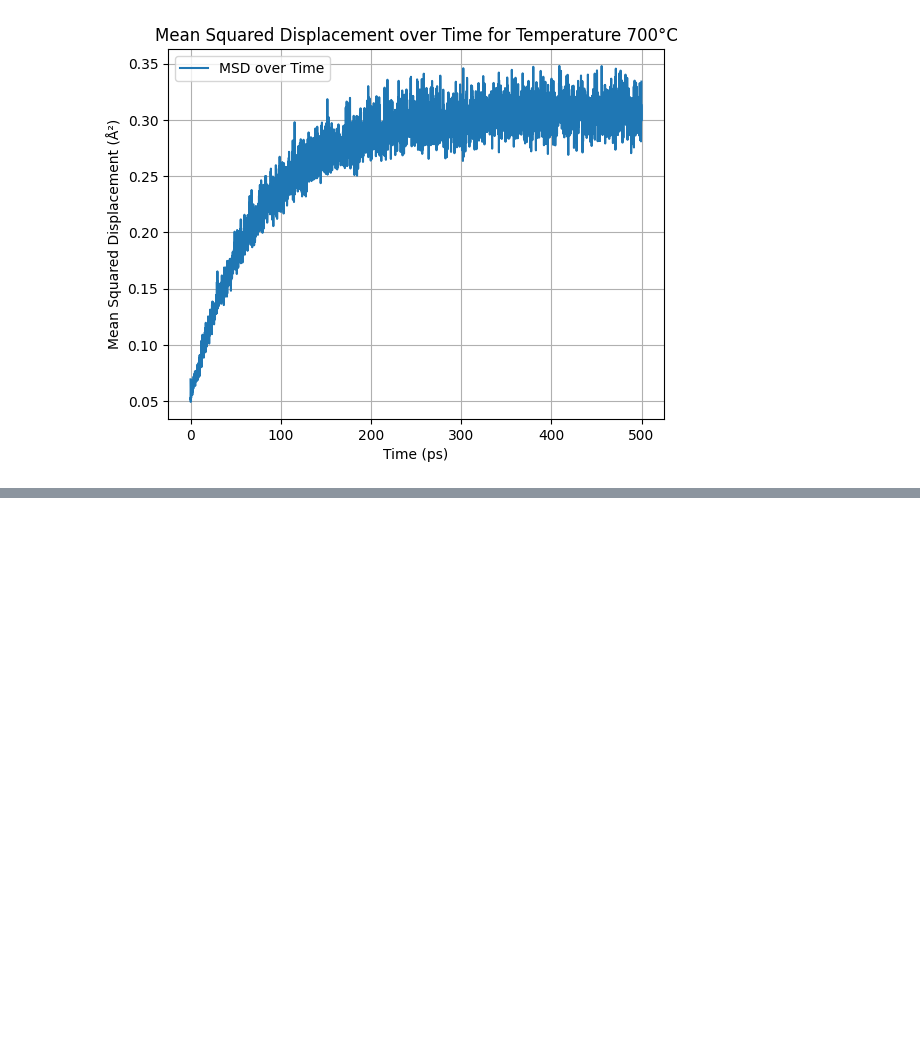
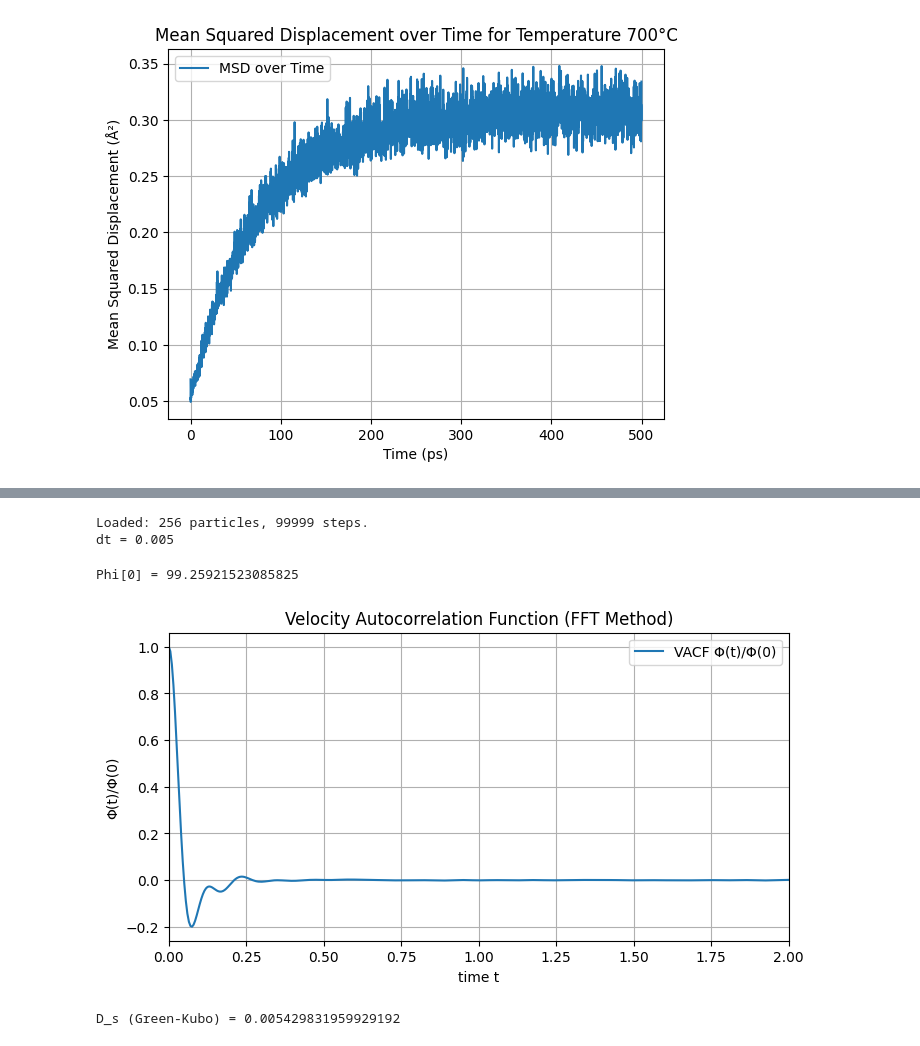
Before and after one commit to RichardBlucher/fka122-Exercises, a Jupyter notebook: fka122-Exercises1/Home-assignment/H1/visual.ipynb, the cells around one changed output, grey strips where cells are left out. Saved outputs shown, nothing was run; the diff lists cells and outputs as text; code cells hidden in the pictures; blank space fills up the shorter version.

Commit message:
started on e2

```diff
--- a/fka122-Exercises1/Home-assignment/H1/visual.ipynb
+++ b/fka122-Exercises1/Home-assignment/H1/visual.ipynb
@@ -309,0 +331,44 @@ plt.show()
+# %%
+import numpy as np
+import pandas as pd
+import matplotlib.pyplot as plt
+
+csv_path = "task6_simulation_values.csv"   # <-- change this
+vel_start_col = 2             # first velocity column index (3rd column)
+
+
+# Load CSV
+df = pd.read_csv(csv_path, header=0)  # allows header
+data = df.values
+
+# Extract time
+times = data[:, 0].astype(float)
+
+# Determine number of particles
+ncols = data.shape[1]
+vel_cols = ncols - vel_start_col
+
+if vel_cols % 3 != 0:
+    raise ValueError("Velocity column count is not divisible by 3. Check vel_start_col.")
+
+N_particles = vel_cols // 3
+N_timesteps = data.shape[0]
+
+print(f"Loaded: {N_particles} particles, {N_timesteps} steps.")
+
+
+vel = np.zeros((N_particles, N_timesteps, 3))
+
+for p in range(N_particles):
+    base = vel_start_col + 3*p
+    vel[p, :, 0] = data[:, base]
+    vel[p, :, 1] = data[:, base + 1]
+    vel[p, :, 2] = data[:, base + 2]
+
+
+dt_array = np.diff(times)
+dt = float(np.mean(dt_array))
+print("dt =", dt)
+# %% [output]
+Loaded: 256 particles, 99999 steps.
+dt = 0.005
@@ -309,0 +420,28 @@ plt.show()
+# %%
+chunk_size = 2000
+
+t, Phi, Phi_std = vacf_fft_from_vel(vel, dt, chunk_size=chunk_size)
+
+print("Phi[0] =", Phi[0])
+# %% [output]
+Phi[0] = 99.25921523085825
+# %%
+Phi /= Phi[0]
+plt.figure(figsize=(8,4))
+plt.plot(t, Phi, label="VACF Φ(t)/Φ(0)")
+#if np.any(Phi_std):
+#    plt.fill_between(t, Phi - Phi_std, Phi + Phi_std, alpha=0.25, label="std")
+plt.xlabel("time t")
+plt.ylabel("Φ(t)/Φ(0)")
+plt.title("Velocity Autocorrelation Function (FFT Method)")
+plt.xlim(0,2)
+plt.grid(True)
+plt.legend()
+plt.show()
+# %% [output]
+[figure, added]
+# %%
+D_s = np.trapz(Phi, t) / 3.0
+print("D_s (Green-Kubo) =", D_s)
+# %% [output]
+D_s (Green-Kubo) = 0.005429831959929192
```
Also changed, not shown: parts of 6 cells of this notebook, 17 other files.
